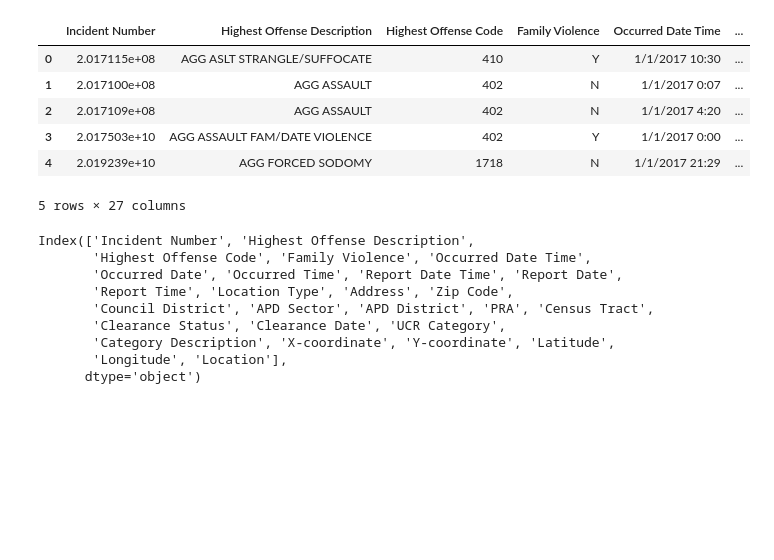
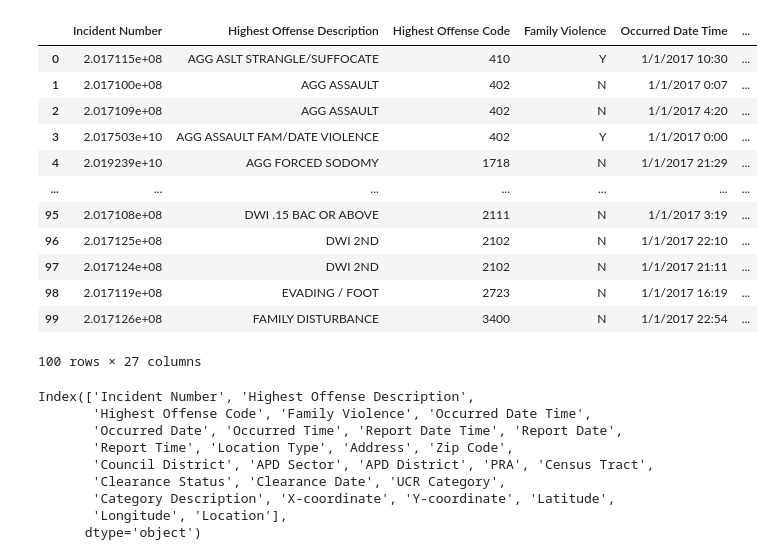
Before and after one commit to shaineb/austin_crime_project, a Jupyter notebook: Clean data/Clean Data.ipynb, the cells around one changed output. Saved outputs shown, nothing was run; the diff lists cells and outputs as text; code cells hidden in the pictures; blank space fills up the shorter version.

```diff
--- a/Clean data/Clean Data.ipynb
+++ b/Clean data/Clean Data.ipynb
@@ -15,15 +16,21 @@ from scipy.stats import linregress
 datafile = '../Resources/Crime_Reports.csv'
 # %%
 data = pd.read_csv(datafile)
-data.head()
+data.head(100)
 # %% [output]
 |  | Incident Number | Highest Offense Description | Highest Offense Code | Family Violence | Occurred Date Time | ... |
 | 0 | 2.017115e+08 | AGG ASLT STRANGLE/SUFFOCATE | 410 | Y | 1/1/2017 10:30 | ... |
 | 1 | 2.017100e+08 | AGG ASSAULT | 402 | N | 1/1/2017 0:07 | ... |
 | 2 | 2.017109e+08 | AGG ASSAULT | 402 | N | 1/1/2017 4:20 | ... |
 | 3 | 2.017503e+10 | AGG ASSAULT FAM/DATE VIOLENCE | 402 | Y | 1/1/2017 0:00 | ... |
 | 4 | 2.019239e+10 | AGG FORCED SODOMY | 1718 | N | 1/1/2017 21:29 | ... |
+| ... | ... | ... | ... | ... | ... | ... |
+| 95 | 2.017108e+08 | DWI .15 BAC OR ABOVE | 2111 | N | 1/1/2017 3:19 | ... |
+| 96 | 2.017125e+08 | DWI 2ND | 2102 | N | 1/1/2017 22:10 | ... |
+| 97 | 2.017124e+08 | DWI 2ND | 2102 | N | 1/1/2017 21:11 | ... |
+| 98 | 2.017119e+08 | EVADING / FOOT | 2723 | N | 1/1/2017 16:19 | ... |
+| 99 | 2.017126e+08 | FAMILY DISTURBANCE | 3400 | N | 1/1/2017 22:54 | ... |
-5 rows × 27 columns
+100 rows × 27 columns
 # %%
 data.columns
 # %% [output]
```
Also changed, not shown: parts of 9 cells of this notebook, 7 other files.
